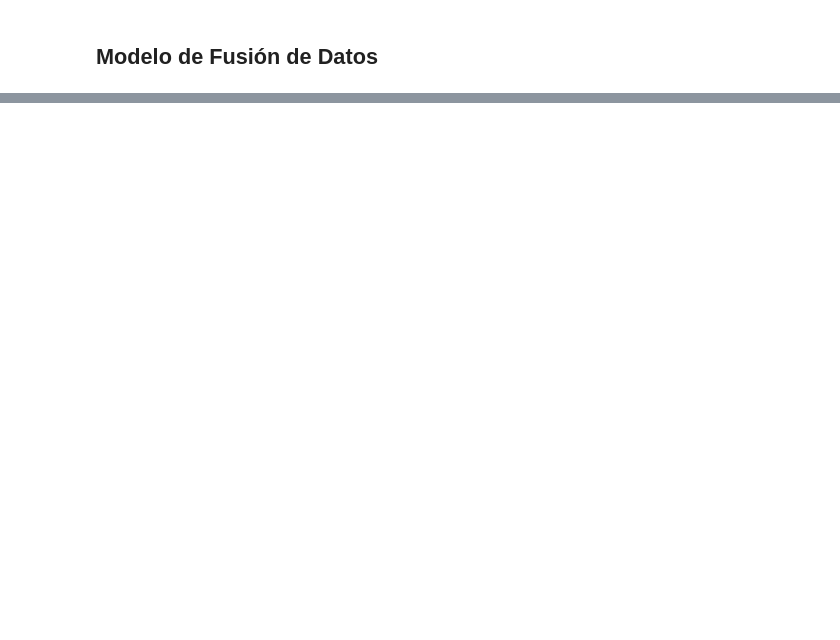
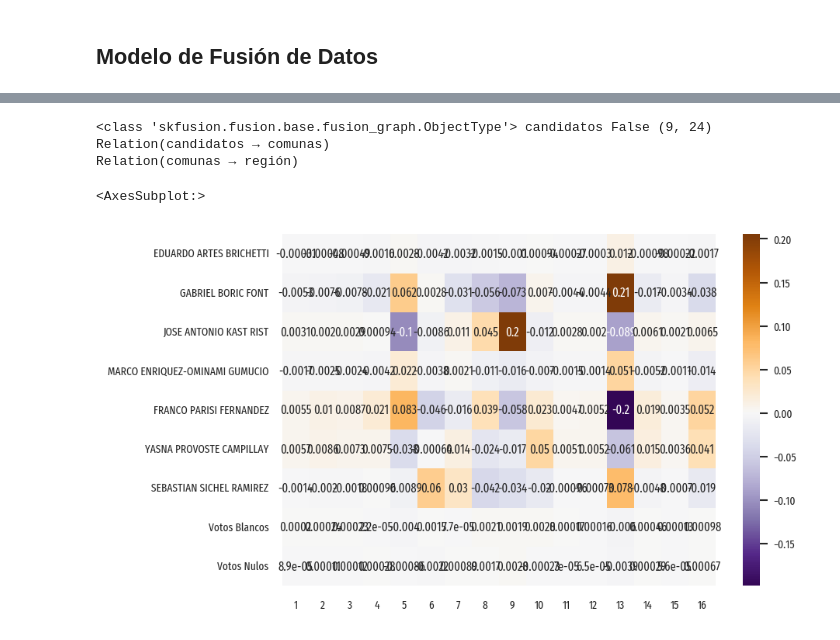
Before and after one commit to zorzalerrante/chilean_voter_profiling, a Jupyter notebook: notebooks/00-base-model.ipynb, the cells around one changed output, grey strips where cells are left out. Cells and saved outputs as stored; diff of their text form; code cells hidden in the pictures; blank space fills up the shorter version.

```diff
--- a/notebooks/00-base-model.ipynb
+++ b/notebooks/00-base-model.ipynb
@@ -349,2 +1245,13 @@ sns.heatmap(model.factor("candidatos"), annot=True)
 # %%
-sns.heatmap(model.factor("candidatos").T.corr(), annot=True, center=0, cmap="PuOr_r")
+sns.heatmap(
+    model.relation_profiles("candidatos", "región")[0][1],
+    annot=True,
+    center=0,
+    cmap="PuOr_r",
+)
+# %% [output]
+<class 'skfusion.fusion.base.fusion_graph.ObjectType'> candidatos False (9, 24)
+Relation(candidatos → comunas)
+Relation(comunas → región)
+<AxesSubplot:>
+[figure, added]
```
Also changed, not shown: parts of 101 cells of this notebook, 6 other files.
